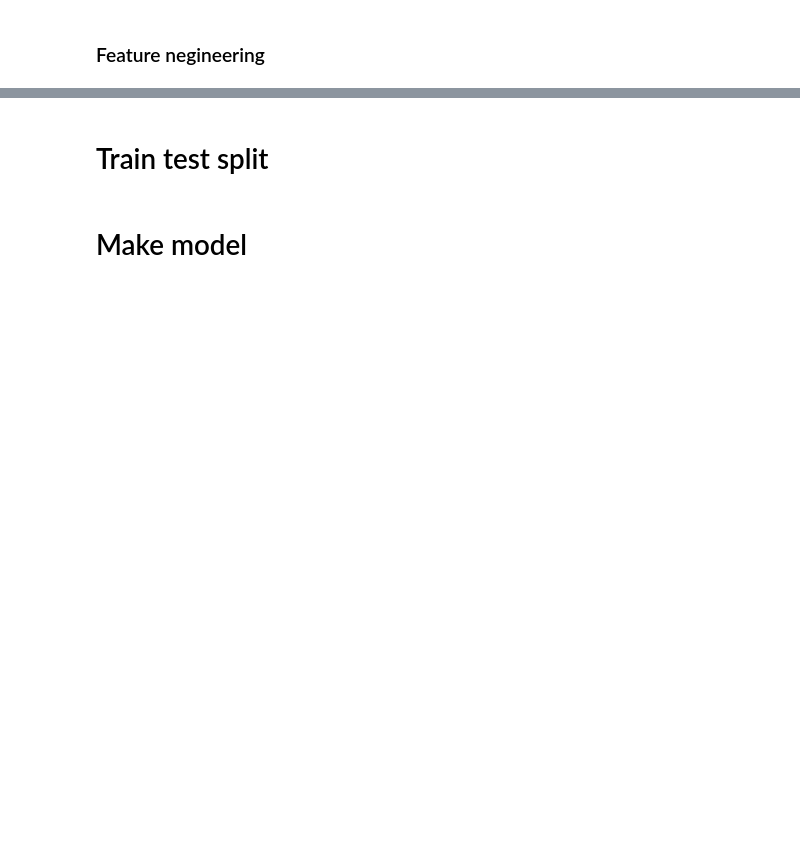
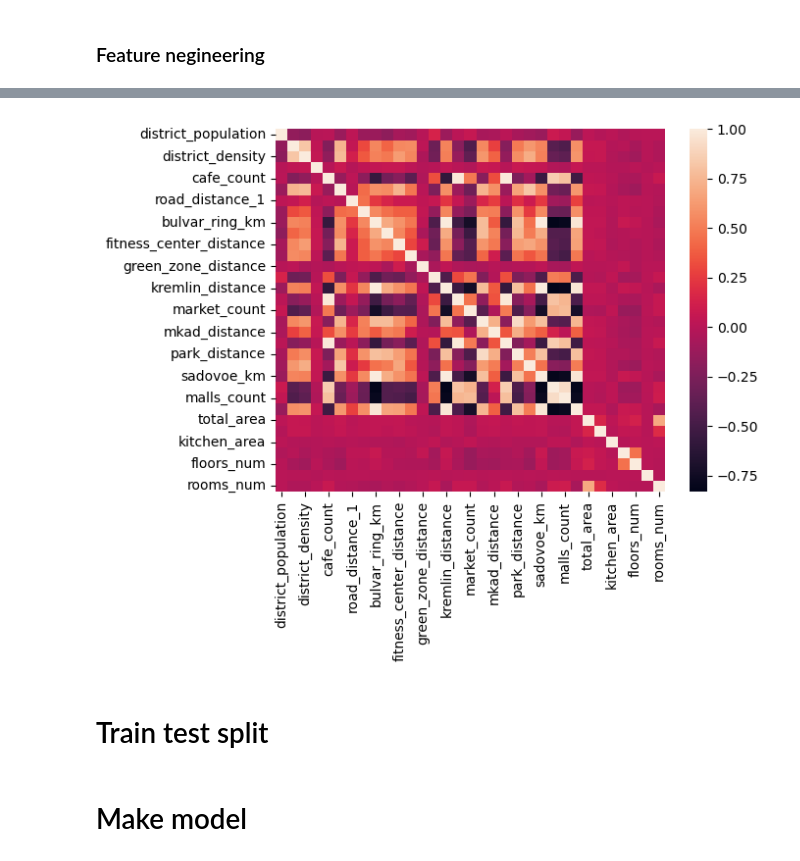
Before and after one commit to grach0v/AI_Masters, a Jupyter notebook: Machine_Learning_2/kaggle_comp_1/main.ipynb, the cells around one changed output, grey strips where cells are left out. Drawn from its saved outputs; the diff is of its cells as text; code cells hidden in the pictures; blank space fills up the shorter version.

```diff
--- a/Machine_Learning_2/kaggle_comp_1/main.ipynb
+++ b/Machine_Learning_2/kaggle_comp_1/main.ipynb
@@ -267,5 +188,11 @@ train_df['rooms_num'] = train_df['rooms_num'].astype(str)
+# %%
+train_df['state'] = train_df['state'].astype(pd.Int64Dtype())
+train_df.loc[train_df['state'] == 33, 'state'] = None
+state_imputer = SimpleImputer(strategy='most_frequent')
+
+train_df.loc[:, ['state']] = state_imputer.fit_transform(train_df[['state']]).astype(str)
 # %%
-cat_features += ['wall_material', 'product_type', 'rooms_num']
+cat_features += ['wall_material', 'product_type', 'state']
 
 num_features += [
     'total_area',
@@ -274,5 +201,5 @@ num_features += [
     'floor',
     'floors_num',
     'year_of_construction',
-    'state',
+    'rooms_num',
 ]
@@ -281,27 +206,8 @@ num_features += [
-# %%
-train_df['prev_year'] = train_df['year'] - 1
-train_df['square_price'] = train_df[target] / train_df['total_area']
-
-train_df = train_df.merge(
-    train_df.groupby('year')[target]\
-        .median()\
-        .reset_index()\
-        .rename(columns={'year': 'prev_year', target: f'median_prev_year'}),
-    on='prev_year',
-    how='left'
-)
-
-train_df = train_df.merge(
-    train_df.groupby(['year', 'district_name'])[target]\
-        .median()\
-        .reset_index()\
-        .rename(columns={'year': 'prev_year', target: 'median_prev_year_district'}),
-    on=['prev_year', 'district_name'],
-    how='left'
-)
-# %%
-column_types['prev_year'] = ['median_prev_year', 'median_prev_year_district']
-num_features += ['median_prev_year', 'median_prev_year_district']
+# %%
+sns.heatmap(train_df[num_features].corr())
+plt.show()
+# %% [output]
+[figure, added]
 # %% [markdown]
 # Train test split
 # %%
```
Also changed, not shown: parts of 34 cells of this notebook, 59 other files.
